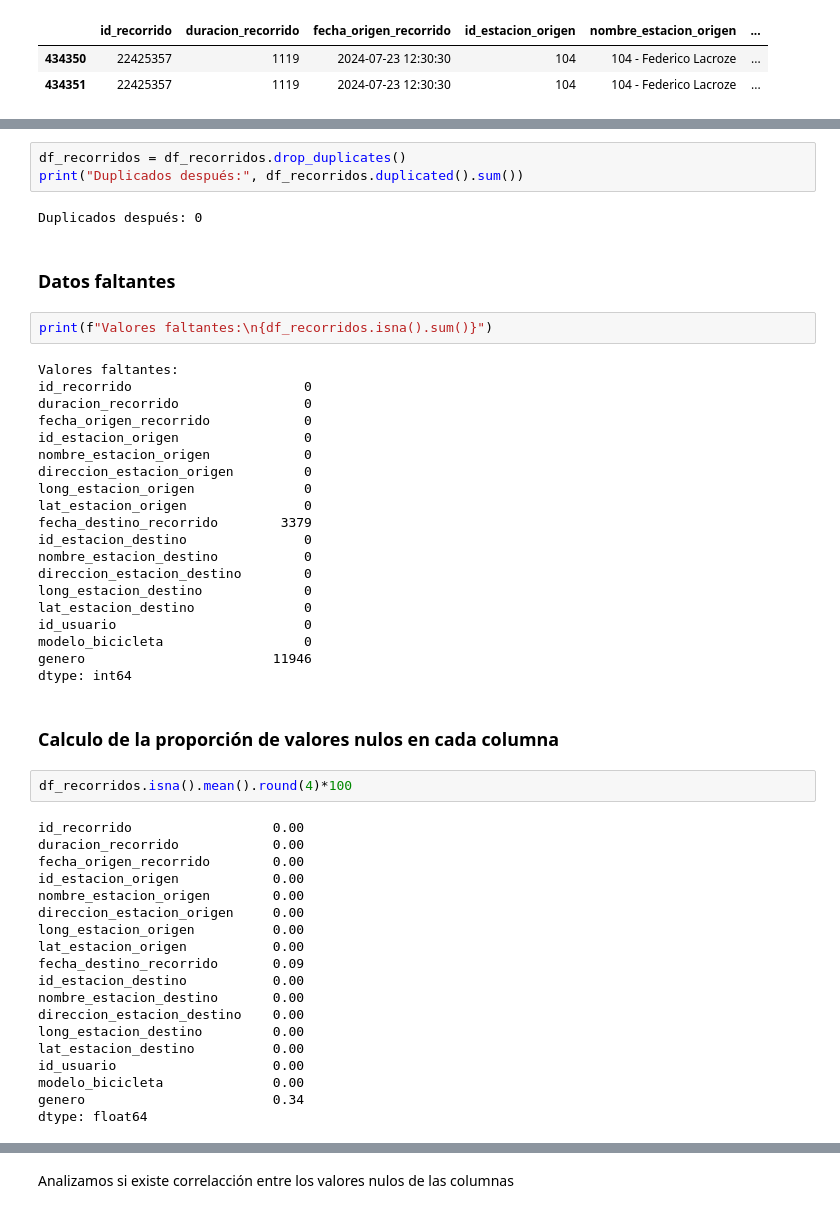
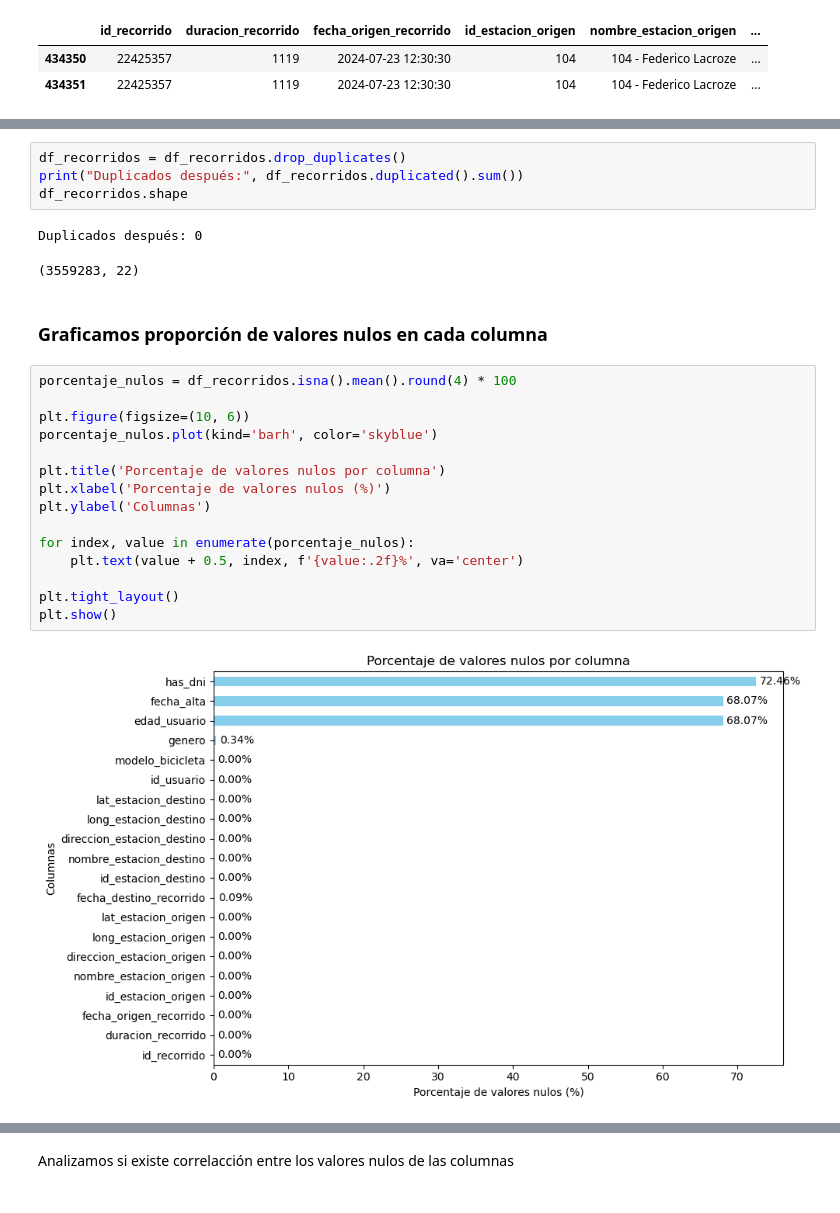
Before and after one commit to antonellagambarte/analisisDeDatos, a Jupyter notebook: tp1/tp1.ipynb, the cells around one changed output, grey strips where cells are left out. Drawn from its saved outputs; the diff is of its cells as text.

```diff
--- a/tp1/tp1.ipynb
+++ b/tp1/tp1.ipynb
@@ -133,52 +207,26 @@ Datos de duplicado:
 # %%
 df_recorridos = df_recorridos.drop_duplicates()
 print("Duplicados después:", df_recorridos.duplicated().sum())
+df_recorridos.shape
 # %% [output]
 Duplicados después: 0
+(3559283, 22)
-# %% [markdown]
-### Datos faltantes
-# %%
-print(f"Valores faltantes:\n{df_recorridos.isna().sum()}")
-# %% [output]
-Valores faltantes:
-id_recorrido                      0
-duracion_recorrido                0
-fecha_origen_recorrido            0
-id_estacion_origen                0
-nombre_estacion_origen            0
-direccion_estacion_origen         0
-long_estacion_origen              0
-lat_estacion_origen               0
-fecha_destino_recorrido        3379
-id_estacion_destino               0
-nombre_estacion_destino           0
-direccion_estacion_destino        0
-long_estacion_destino             0
-lat_estacion_destino              0
-id_usuario                        0
-modelo_bicicleta                  0
-genero                        11946
-dtype: int64
 # %% [markdown]
-### Calculo de la proporción de valores nulos en cada columna
+### Graficamos proporción de valores nulos en cada columna
-# %%
-df_recorridos.isna().mean().round(4)*100
-# %% [output]
-id_recorrido                  0.00
-duracion_recorrido            0.00
-fecha_origen_recorrido        0.00
-id_estacion_origen            0.00
-nombre_estacion_origen        0.00
-direccion_estacion_origen     0.00
-long_estacion_origen          0.00
-lat_estacion_origen           0.00
-fecha_destino_recorrido       0.09
-id_estacion_destino           0.00
-nombre_estacion_destino       0.00
-direccion_estacion_destino    0.00
-long_estacion_destino         0.00
-lat_estacion_destino          0.00
-id_usuario                    0.00
-modelo_bicicleta              0.00
-genero                        0.34
-dtype: float64
+# %%
+porcentaje_nulos = df_recorridos.isna().mean().round(4) * 100
+
+plt.figure(figsize=(10, 6))
+porcentaje_nulos.plot(kind='barh', color='skyblue')
+
+plt.title('Porcentaje de valores nulos por columna')
+plt.xlabel('Porcentaje de valores nulos (%)')
+plt.ylabel('Columnas')
+
+for index, value in enumerate(porcentaje_nulos):
+    plt.text(value + 0.5, index, f'{value:.2f}%', va='center')
+
+plt.tight_layout()
+plt.show()
+# %% [output]
+[figure, added]
```
Also changed, not shown: parts of 37 cells of this notebook.
